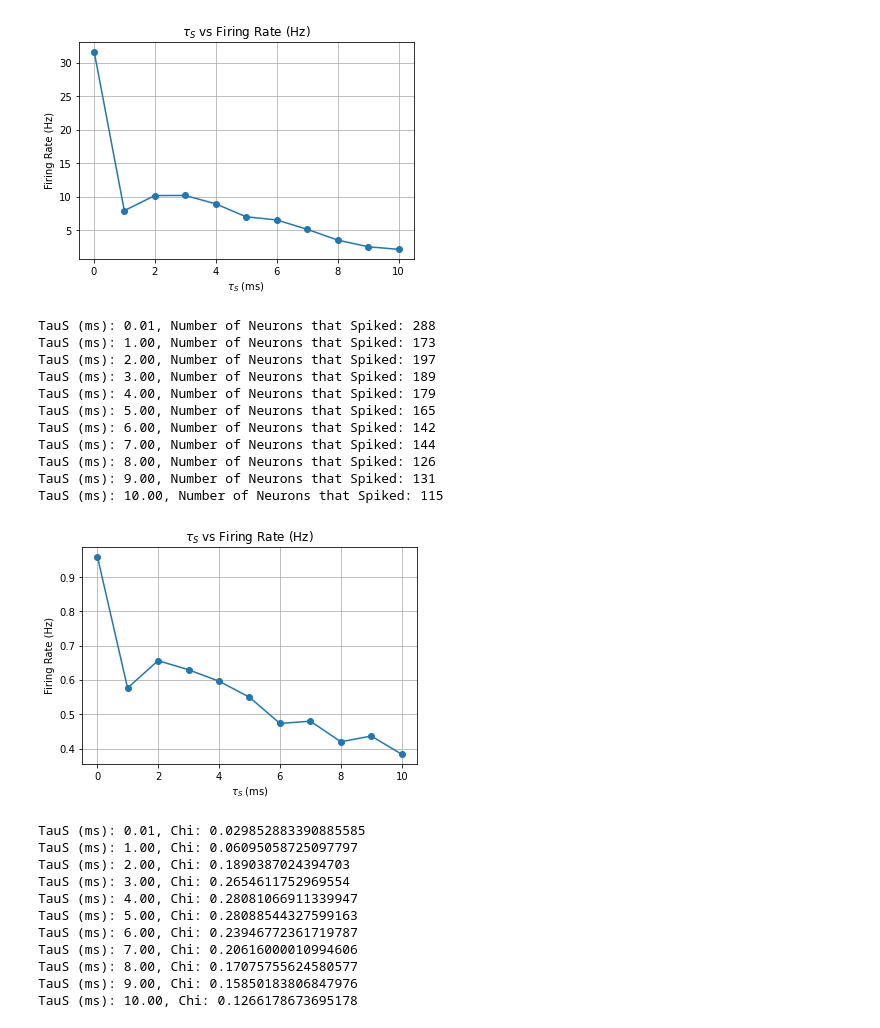
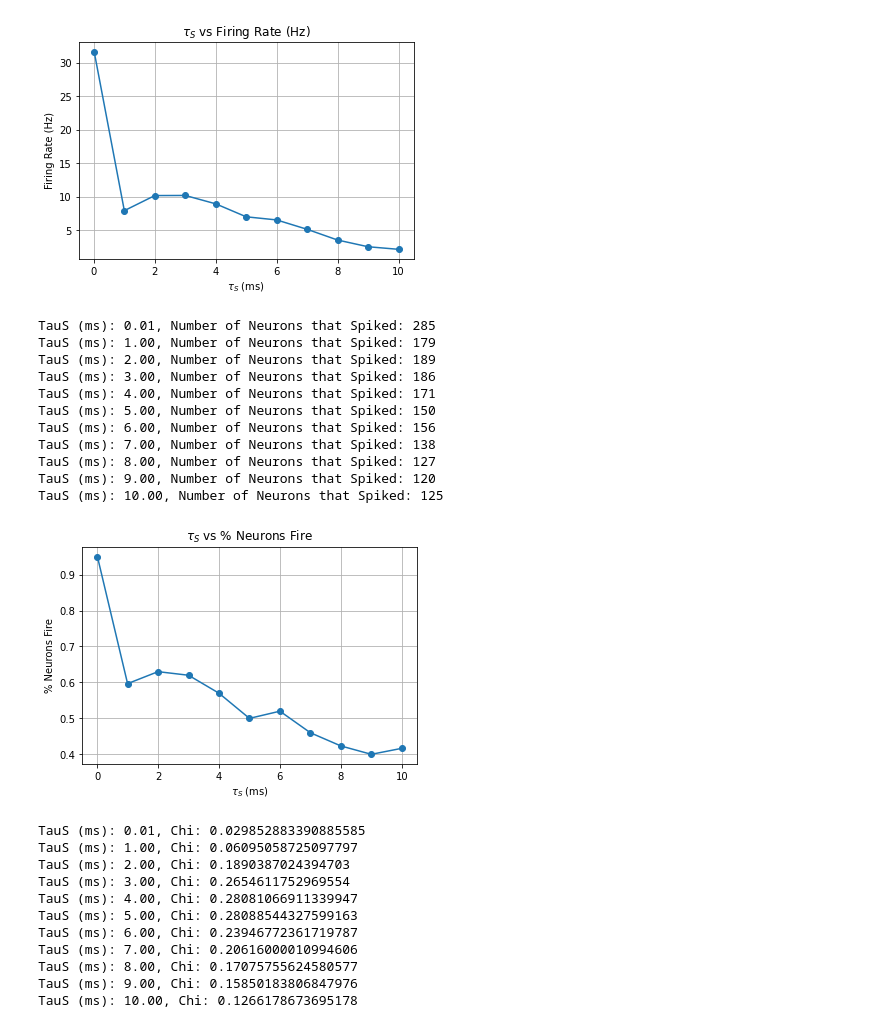
Before and after one commit to davidkelly2002/Final-Year-Project, a Jupyter notebook: Tau_S Varied.ipynb, the cells around one changed output. Cells and saved outputs as stored; diff of their text form; code cells hidden in the pictures.

```diff
--- a/Tau_S Varied.ipynb
+++ b/Tau_S Varied.ipynb
@@ -257,47 +257,47 @@ for tauS in Tau_values:
         t_end = sol_v.t[-1]
         t0 = t_end
         v_init = sol_v.y[:N, -1]
         u_init = sol_v.y[N:2*N, -1]
         s_init = sol_v.y[2*N:3*N, -1]
         p_init = sol_v.y[3*N:4*N, -1]
 
         if len(sol_v.t_events[0]) > 0:
             spike = v_init.argmax()
             v_init[spike] = v_reset
             u_init[spike] += d
             p_init[spike] += 2.7185823035951033
 
             spike_times.append((t0, spike))  # Record spike time and neuron index
             spikeCounter += 1
             i += 1
 
     # Determine the number of unique neurons that spiked
     spiking_neurons = len(set([neuron for _, neuron in spike_times]))
     no_neurons_spike.append(spiking_neurons)
     print(f"TauS (ms): {tauS:.2f}, Number of Neurons that Spiked: {spiking_neurons}")
 
 no_neurons_spike_array = np.array(no_neurons_spike)
 fractional_spike = no_neurons_spike_array/N
 plt.figure()
 plt.plot(Tau_values, fractional_spike, marker='o', linestyle='-')
 plt.xlabel(r'$\tau_S$ (ms)')
-plt.ylabel('Firing Rate (Hz)')
-plt.title(r'$\tau_S$ vs Firing Rate (Hz)')
+plt.ylabel('% Neurons Fire')
+plt.title(r'$\tau_S$ vs % Neurons Fire')
 plt.grid(True)
 plt.show()
 # %% [output]
-TauS (ms): 0.01, Number of Neurons that Spiked: 288
-TauS (ms): 1.00, Number of Neurons that Spiked: 173
-TauS (ms): 2.00, Number of Neurons that Spiked: 197
-TauS (ms): 3.00, Number of Neurons that Spiked: 189
-TauS (ms): 4.00, Number of Neurons that Spiked: 179
-TauS (ms): 5.00, Number of Neurons that Spiked: 165
-TauS (ms): 6.00, Number of Neurons that Spiked: 142
-TauS (ms): 7.00, Number of Neurons that Spiked: 144
-TauS (ms): 8.00, Number of Neurons that Spiked: 126
-TauS (ms): 9.00, Number of Neurons that Spiked: 131
-TauS (ms): 10.00, Number of Neurons that Spiked: 115
+TauS (ms): 0.01, Number of Neurons that Spiked: 285
+TauS (ms): 1.00, Number of Neurons that Spiked: 179
+TauS (ms): 2.00, Number of Neurons that Spiked: 189
+TauS (ms): 3.00, Number of Neurons that Spiked: 186
+TauS (ms): 4.00, Number of Neurons that Spiked: 171
+TauS (ms): 5.00, Number of Neurons that Spiked: 150
+TauS (ms): 6.00, Number of Neurons that Spiked: 156
+TauS (ms): 7.00, Number of Neurons that Spiked: 138
+TauS (ms): 8.00, Number of Neurons that Spiked: 127
+TauS (ms): 9.00, Number of Neurons that Spiked: 120
+TauS (ms): 10.00, Number of Neurons that Spiked: 125
-[figure, old version]
+[figure, new version]
 # %%
 # Chi
 Tau_values = [0.01, 1, 2, 3, 4, 5, 6, 7, 8, 9, 10]
```
